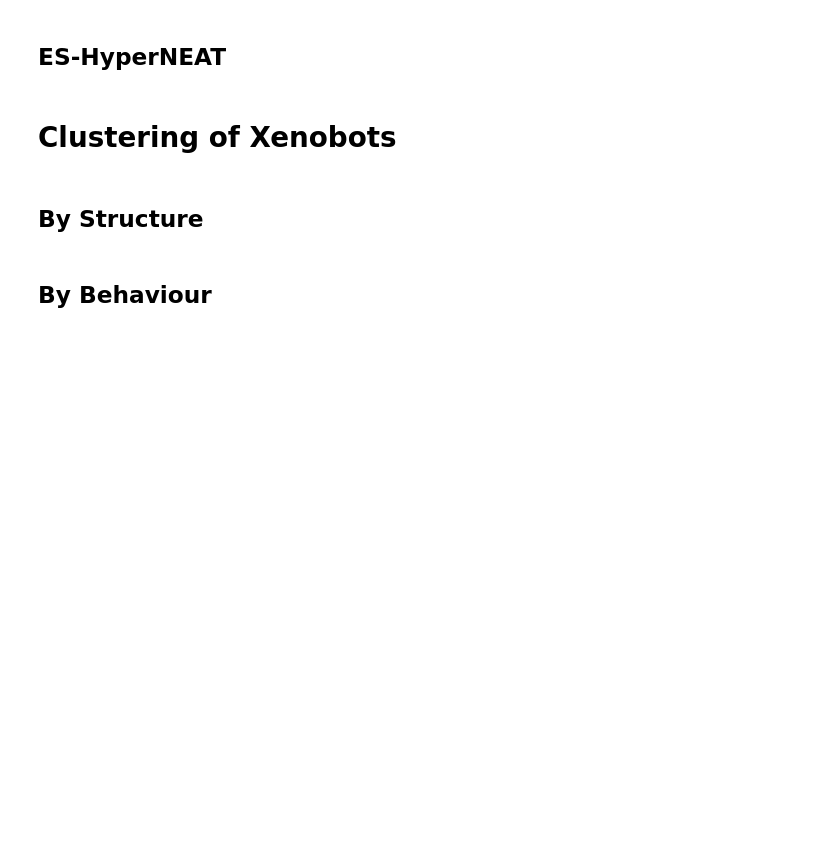
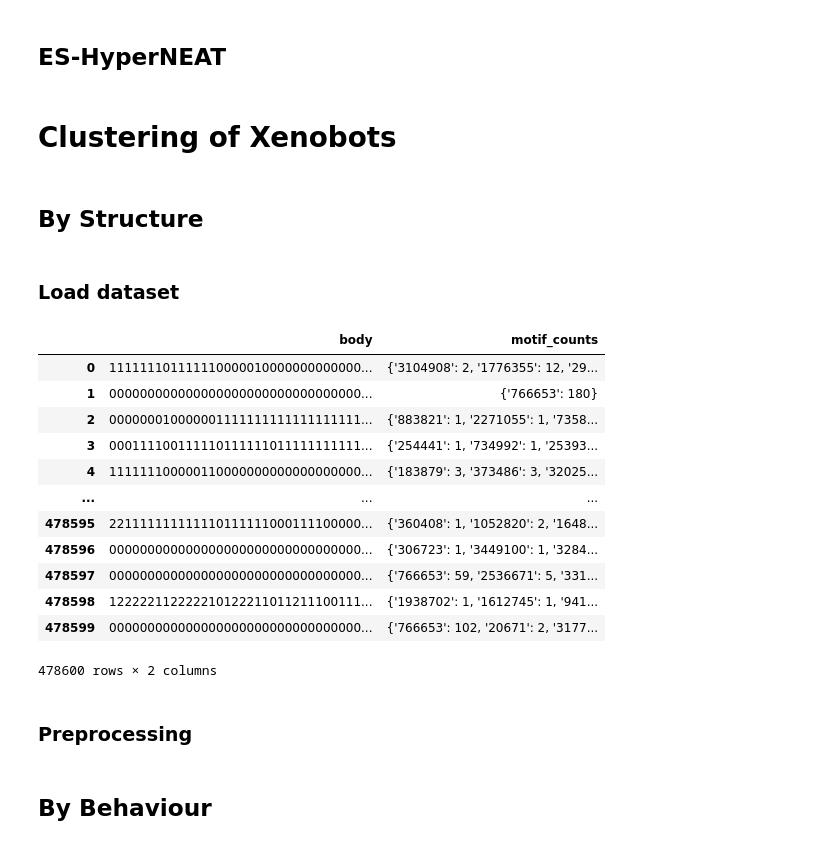
Before and after one commit to cameronstackhouse/exploring-the-design-space-of-artificial-life, a Jupyter notebook: results.ipynb, the cells around one changed output. Drawn from its saved outputs; the diff is of its cells as text; code cells hidden in the pictures; blank space fills up the shorter version.

```diff
--- a/results.ipynb
+++ b/results.ipynb
@@ -78,4 +85,32 @@ Load pickled data here
 # %% [markdown]
 ## By Structure
+# %% [markdown]
+### Load dataset
+# %%
+f = open("motif_data.json")
+data = json.load(f)
+
+motifs = data["motifs"]
+xenobots = data["xenobots"]
+
+df = pd.DataFrame(xenobots)
+
+df
+# %% [output]
+|  | body | motif_counts |
+| 0 | 111111101111110000010000000000000... | {'3104908': 2, '1776355': 12, '29... |
+| 1 | 000000000000000000000000000000000... | {'766653': 180} |
+| 2 | 000000010000001111111111111111111... | {'883821': 1, '2271055': 1, '7358... |
+| 3 | 000111100111110111111011111111111... | {'254441': 1, '734992': 1, '25393... |
+| 4 | 111111100000110000000000000000000... | {'183879': 3, '373486': 3, '32025... |
+| ... | ... | ... |
+| 478595 | 221111111111110111111000111100000... | {'360408': 1, '1052820': 2, '1648... |
+| 478596 | 000000000000000000000000000000000... | {'306723': 1, '3449100': 1, '3284... |
+| 478597 | 000000000000000000000000000000000... | {'766653': 59, '2536671': 5, '331... |
+| 478598 | 122222112222210122211011211100111... | {'1938702': 1, '1612745': 1, '941... |
+| 478599 | 000000000000000000000000000000000... | {'766653': 102, '20671': 2, '3177... |
+478600 rows × 2 columns
+# %% [markdown]
+### Preprocessing
 # %% [markdown]
 ## By Behaviour
```
Also changed, not shown: parts of 1 cell of this notebook, 7 other files.
